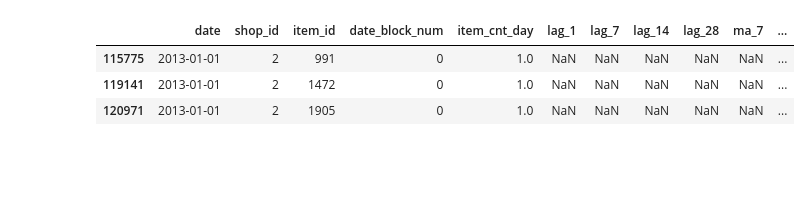
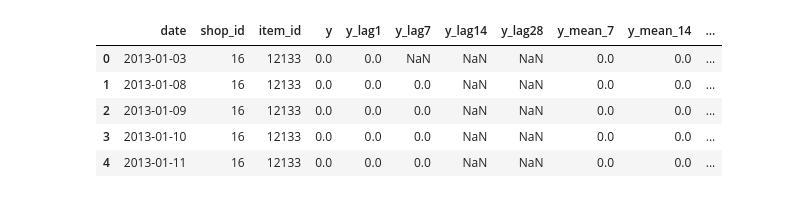
Before and after one commit to btheard3/retail-alpha-forecaster, a Jupyter notebook: notebooks/03_modeling_cv.ipynb, the cells around one changed output. Saved outputs shown, nothing was run; the diff lists cells and outputs as text; code cells hidden in the pictures; blank space fills up the shorter version.

```diff
--- a/notebooks/03_modeling_cv.ipynb
+++ b/notebooks/03_modeling_cv.ipynb
@@ -44,11 +50,74 @@ def smape(y, p):
 # %%
-fs = bq(f"""
-SELECT *
-FROM `{BQ_PROJECT}.{BQ_DATASET}.feature_store`
-WHERE date >= DATE('2013-01-01')
-""")
-fs["date"] = pd.to_datetime(fs["date"])
-fs.sort_values(["date","shop_id","item_id"], inplace=True)
-print(fs.shape, fs.date.min(), fs.date.max())
-fs.head(3)
+# --- read schema to be robust to column names present today ---
+schema_df = q(f"SELECT * FROM {FEAT_VIEW} LIMIT 0")
+view_cols = set(schema_df.columns)
+
+def pick(*cands):
+    """return the first candidate that exists, else None"""
+    for c in cands:
+        if c in view_cols:
+            return c
+    return None
+
+# core id/target names
+DATE   = pick("date")
+SHOP   = pick("shop_id")
+ITEM   = pick("item_id")
+Y      = pick("y")  # target
+
+assert DATE and SHOP and ITEM and Y, "Missing essential columns in feature view."
+
+# recommended features (try multiple spellings for safety)
+cand_feats = [
+    pick("y_lag1"), pick("y_lag7"), pick("y_lag14"), pick("y_lag28"),
+    pick("y_mean_7"), pick("y_mean_14"), pick("y_mean_28"),
+    pick("price_mean_7"), pick("price_mean_28"),
+    pick("dow"), pick("dom"), pick("week"), pick("month"), pick("quarter"), pick("year"),
+    pick("days_since_pos_sale","days_since_sale","days_since_pos")
+]
+FEAT_LIST = [c for c in cand_feats if c is not None]
+print("Using features:", ", ".join(FEAT_LIST))
+
+# small, fast slice for modeling iterations (tune these as needed)
+TOP_N_PAIRS      = 250     # number of (shop,item) with most history
+TRAIN_SAMPLE_PCT = 0.25    # sample of train rows for speed during prototyping
+
+# Build a train/valid split:
+# - Keep pairs with most training rows
+# - Train ≤ 2015-09-30, Valid = 2015-10-01..2015-10-31
+FEAT_COLS_SQL = ", ".join([DATE, SHOP, ITEM, Y] + FEAT_LIST)
+
+slice_sql = f"""
+WITH pairs AS (
+  SELECT {SHOP}, {ITEM},
+         COUNTIF({DATE} <= DATE('2015-09-30') AND y_lag1 IS NOT NULL) AS n_train_rows
+  FROM {FEAT_VIEW}
+  GROUP BY {SHOP}, {ITEM}
+  ORDER BY n_train_rows DESC
+  LIMIT {TOP_N_PAIRS}
+),
+train AS (
+  SELECT {FEAT_COLS_SQL}
+  FROM {FEAT_VIEW} v
+  JOIN pairs p USING ({SHOP}, {ITEM})
+  WHERE {DATE} <= DATE('2015-09-30') AND y_lag1 IS NOT NULL
+),
+valid AS (
+  SELECT {FEAT_COLS_SQL}
+  FROM {FEAT_VIEW} v
+  JOIN pairs p USING ({SHOP}, {ITEM})
+  WHERE {DATE} BETWEEN DATE('2015-10-01') AND DATE('2015-10-31')
+    AND y_lag1 IS NOT NULL
+)
+SELECT 'train' AS split, t.* FROM train t WHERE RAND() < {TRAIN_SAMPLE_PCT}
+UNION ALL
+SELECT 'valid' AS split, v.* FROM valid v
+"""
+
+df = q(slice_sql)
+train_df = df[df["split"] == "train"].drop(columns=["split"]).reset_index(drop=True)
+valid_df = df[df["split"] == "valid"].drop(columns=["split"]).reset_index(drop=True)
+
+print("Train:", train_df.shape, " Valid:", valid_df.shape)
+display(train_df.head())
 # %% [output]
@@ -56,5 +126,7 @@ fs.head(3)
-|  | date | shop_id | item_id | date_block_num | item_cnt_day | lag_1 | lag_7 | lag_14 | lag_28 | ma_7 | ... |
-| 115775 | 2013-01-01 | 2 | 991 | 0 | 1.0 | NaN | NaN | NaN | NaN | NaN | ... |
-| 119141 | 2013-01-01 | 2 | 1472 | 0 | 1.0 | NaN | NaN | NaN | NaN | NaN | ... |
-| 120971 | 2013-01-01 | 2 | 1905 | 0 | 1.0 | NaN | NaN | NaN | NaN | NaN | ... |
+|  | date | shop_id | item_id | y | y_lag1 | y_lag7 | y_lag14 | y_lag28 | y_mean_7 | y_mean_14 | ... |
+| 0 | 2013-01-03 | 16 | 12133 | 0.0 | 0.0 | NaN | NaN | NaN | 0.0 | 0.0 | ... |
+| 1 | 2013-01-08 | 16 | 12133 | 0.0 | 0.0 | 0.0 | NaN | NaN | 0.0 | 0.0 | ... |
+| 2 | 2013-01-09 | 16 | 12133 | 0.0 | 0.0 | 0.0 | NaN | NaN | 0.0 | 0.0 | ... |
+| 3 | 2013-01-10 | 16 | 12133 | 0.0 | 0.0 | 0.0 | NaN | NaN | 0.0 | 0.0 | ... |
+| 4 | 2013-01-11 | 16 | 12133 | 0.0 | 0.0 | 0.0 | NaN | NaN | 0.0 | 0.0 | ... |
 # %%
```
Also changed, not shown: parts of 9 cells of this notebook.
